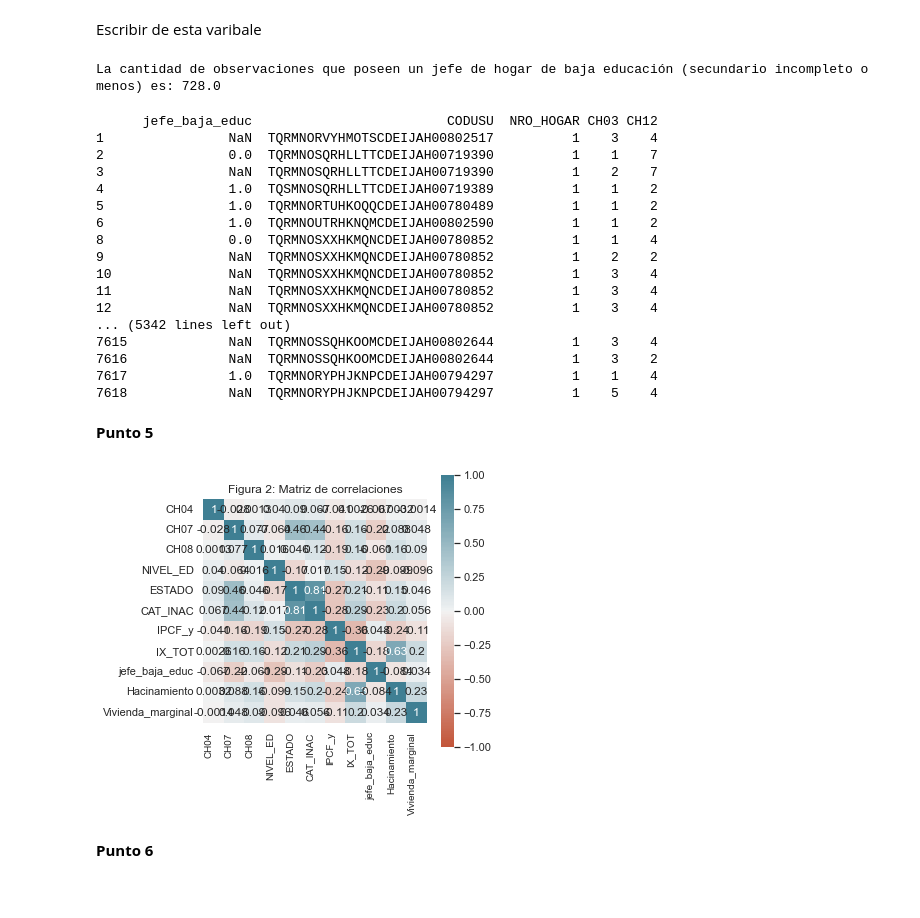
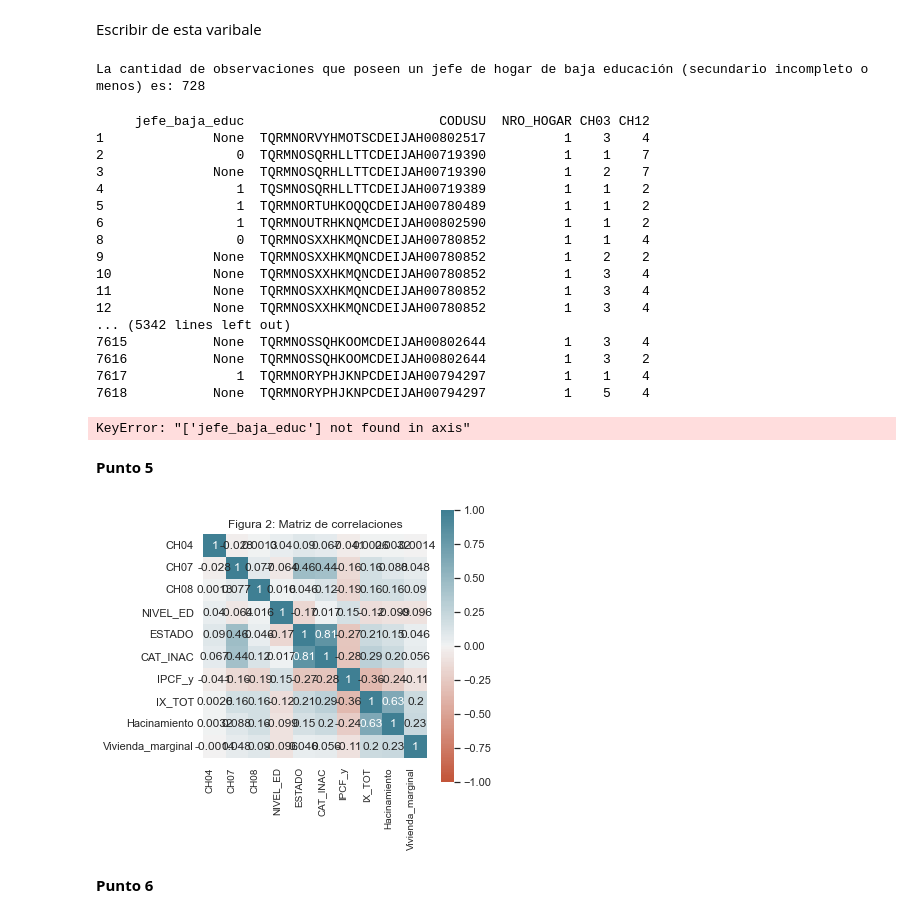
Before and after one commit to victoriarosino/TP4_Big_Data, a Jupyter notebook: TP4_Cucher_Rosino_Ruiz.ipynb, the cells around one changed output. Cells and saved outputs as stored; diff of their text form; code cells hidden in the pictures.

```diff
--- a/TP4_Cucher_Rosino_Ruiz.ipynb
+++ b/TP4_Cucher_Rosino_Ruiz.ipynb
@@ -331,6 +347,7 @@ El **hacinamiento**, entendido como la relación entre la cantidad total de miem
 Construimos una variable para conocer el hacinamiento y luego poder determinar si los individuos viven bajo condiciones de hacinamiento crítico.
 # %%
 df_IH['Hacinamiento'] = df_IH['IX_TOT']/df_IH['II1']
+df_IH['Hacinamiento'] = df_IH['Hacinamiento'].round(2)
 
 cant_hacinamiento_critico = (df_IH['Hacinamiento'] > 3).sum()
 print(f'La cantidad de observaciones con hacinamiento mayor a 3 es: {cant_hacinamiento_critico}')
@@ -367,50 +404,54 @@ cant_jefe_baja_educ = df_IH['jefe_baja_educ'].sum()
 
 print(f'La cantidad de observaciones que poseen un jefe de hogar de baja educación (secundario incompleto o menos) es: {cant_jefe_baja_educ}')
 # %% [output]
-La cantidad de observaciones que poseen un jefe de hogar de baja educación (secundario incompleto o menos) es: 728.0
+La cantidad de observaciones que poseen un jefe de hogar de baja educación (secundario incompleto o menos) es: 728
 # %%
 df_IH[["jefe_baja_educ","CODUSU","NRO_HOGAR","CH03","CH12"]]
 # %% [output]
-      jefe_baja_educ                         CODUSU  NRO_HOGAR CH03 CH12
-1                NaN  TQRMNORVYHMOTSCDEIJAH00802517          1    3    4
-2                0.0  TQRMNOSQRHLLTTCDEIJAH00719390          1    1    7
-3                NaN  TQRMNOSQRHLLTTCDEIJAH00719390          1    2    7
-4                1.0  TQSMNOSQRHLLTTCDEIJAH00719389          1    1    2
-5                1.0  TQRMNORTUHKOQQCDEIJAH00780489          1    1    2
-6                1.0  TQRMNOUTRHKNQMCDEIJAH00802590          1    1    2
-8                0.0  TQRMNOSXXHKMQNCDEIJAH00780852          1    1    4
-9                NaN  TQRMNOSXXHKMQNCDEIJAH00780852          1    2    2
-10               NaN  TQRMNOSXXHKMQNCDEIJAH00780852          1    3    4
-11               NaN  TQRMNOSXXHKMQNCDEIJAH00780852          1    3    4
-12               NaN  TQRMNOSXXHKMQNCDEIJAH00780852          1    3    4
+     jefe_baja_educ                         CODUSU  NRO_HOGAR CH03 CH12
+1              None  TQRMNORVYHMOTSCDEIJAH00802517          1    3    4
+2                 0  TQRMNOSQRHLLTTCDEIJAH00719390          1    1    7
+3              None  TQRMNOSQRHLLTTCDEIJAH00719390          1    2    7
+4                 1  TQSMNOSQRHLLTTCDEIJAH00719389          1    1    2
+5                 1  TQRMNORTUHKOQQCDEIJAH00780489          1    1    2
+6                 1  TQRMNOUTRHKNQMCDEIJAH00802590          1    1    2
+8                 0  TQRMNOSXXHKMQNCDEIJAH00780852          1    1    4
+9              None  TQRMNOSXXHKMQNCDEIJAH00780852          1    2    2
+10             None  TQRMNOSXXHKMQNCDEIJAH00780852          1    3    4
+11             None  TQRMNOSXXHKMQNCDEIJAH00780852          1    3    4
+12             None  TQRMNOSXXHKMQNCDEIJAH00780852          1    3    4
 ... (5342 lines left out)
-7615             NaN  TQRMNOSSQHKOOMCDEIJAH00802644          1    3    4
-7616             NaN  TQRMNOSSQHKOOMCDEIJAH00802644          1    3    2
-7617             1.0  TQRMNORYPHJKNPCDEIJAH00794297          1    1    4
-7618             NaN  TQRMNORYPHJKNPCDEIJAH00794297          1    5    4
+7615           None  TQRMNOSSQHKOOMCDEIJAH00802644          1    3    4
+7616           None  TQRMNOSSQHKOOMCDEIJAH00802644          1    3    2
+7617              1  TQRMNORYPHJKNPCDEIJAH00794297          1    1    4
+7618           None  TQRMNORYPHJKNPCDEIJAH00794297          1    5    4
+# %%
+df_IH = df_IH.drop("jefe_baja_educ", axis = 1)
+# %% [output]
+KeyError: "['jefe_baja_educ'] not found in axis"
 # %% [markdown]
 **Punto 5**
 # %%
-df_d = df_IH[["CH04", "CH07", "CH08", "NIVEL_ED", "ESTADO", "CAT_INAC", "IPCF_y", "IX_TOT", "Hacinamiento", "Vivienda_marginal",  ]].copy()
+df_d = df_IH[["CH04", "CH07", "CH08", "NIVEL_ED", "ESTADO", "CAT_INAC", "IPCF_y", "IX_TOT", "Hacinamiento", "Vivienda_marginal"]].copy()
 
 corr = df_d.corr()
 ax = sns.heatmap(
     corr,
     annot=True,
     vmin=-1, vmax=1, center=0,
     cmap=sns.diverging_palette(20, 220, n=200),
     square=True
 )
 ax.set_xticklabels(
     ax.get_xticklabels(),
     rotation=90,
     horizontalalignment='right',
     fontsize=10
 )
 plt.title("Figura 2: Matriz de correlaciones")
 plt.savefig("heatmap.png", dpi=300, bbox_inches='tight')
 # %% [output]
-[figure, old version]
+[figure, new version]
 # %% [markdown]
 **Punto 6**
 # %%
```
Also changed, not shown: parts of 13 cells of this notebook.
